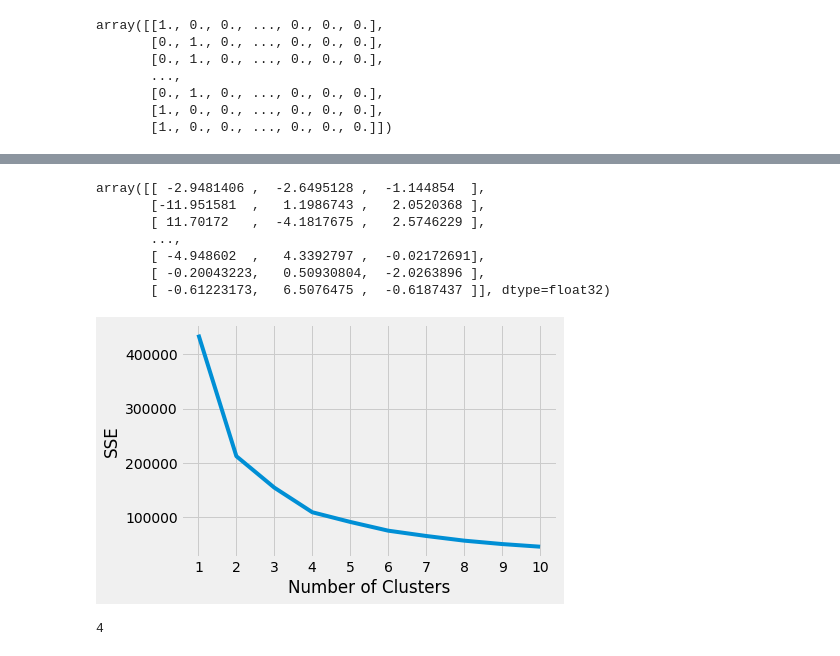
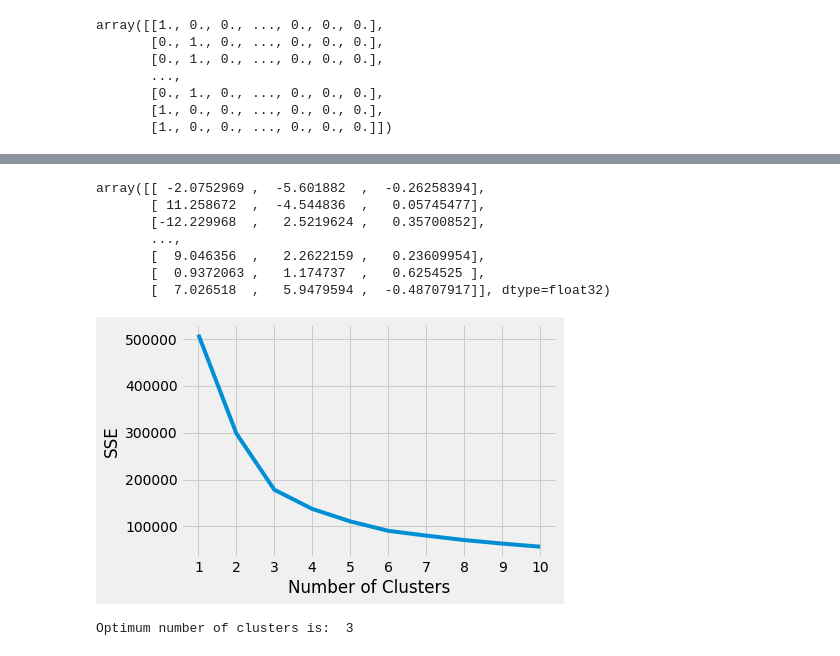
Before and after one commit to ebarkhordar/clustering-of-bank-customers, a Jupyter notebook: Czech_customer_segmentation.ipynb, the cells around one changed output, grey strips where cells are left out. Drawn from its saved outputs; the diff is of its cells as text; code cells hidden in the pictures.

```diff
--- a/Czech_customer_segmentation.ipynb
+++ b/Czech_customer_segmentation.ipynb
@@ -422,5 +425,6 @@ plot_model(model, show_shapes=True, show_layer_names=True)
 # %%
-X_train, X_test, y_train, y_test = train_test_split(sequence_input_array, sequence_output_array, test_size=0.20, random_state=42)
+# split data into test and train
+X_train, X_test, y_train, y_test = train_test_split(sequence_input_array, sequence_output_array, test_size=0.05, random_state=42)
 # %%
 # fit the keras model on the dataset
 batch_size = 128
@@ -453,6 +457,5 @@ plot_model(encoder, show_shapes=True, show_layer_names=True)
 # %%
-x = [sequence_input_array, sequence_output_input_array]
-predictions = encoder.predict(x, batch_size = batch_size)
+predictions = encoder.predict(inputs, batch_size = batch_size)
 # %%
 print(predictions.shape)
 predictions
@@ -491,39 +495,41 @@ array([[ 0.        , -0.265411  , -0.78264946, ...,  0.        ,
 # %%
+# use PCA for dimention reduction because we need to plot result
 pca = PCA(n_components=3)
 principal_components = pca.fit_transform(standard_x)
+X = principal_components
+X
+# %% [output]
+array([[ -2.0752969 ,  -5.601882  ,  -0.26258394],
+       [ 11.258672  ,  -4.544836  ,   0.05745477],
+       [-12.229968  ,   2.5219624 ,   0.35700852],
+       ...,
+       [  9.046356  ,   2.2622159 ,   0.23609954],
+       [  0.9372063 ,   1.174737  ,   0.6254525 ],
+       [  7.026518  ,   5.9479594 ,  -0.48707917]], dtype=float32)
-# %%
-principal_components
-# %% [output]
-array([[ -2.9481406 ,  -2.6495128 ,  -1.144854  ],
-       [-11.951581  ,   1.1986743 ,   2.0520368 ],
-       [ 11.70172   ,  -4.1817675 ,   2.5746229 ],
-       ...,
-       [ -4.948602  ,   4.3392797 ,  -0.02172691],
-       [ -0.20043223,   0.50930804,  -2.0263896 ],
-       [ -0.61223173,   6.5076475 ,  -0.6187437 ]], dtype=float32)
 # %%
 kmeans_kwargs = {
-    "init": "random",
-    "n_init": 10,
-    "max_iter": 300,
-    "random_state": 42,
+  "init": "random",
+  "n_init": 10,
+  "max_iter": 300,
+  "random_state": 42,
 }
-# A list holds the SSE values for each k
-sse = []
-for k in range(1, 11):
-    kmeans = KMeans(n_clusters=k, **kmeans_kwargs)
-    kmeans.fit(principal_components)
-    sse.append(kmeans.inertia_)
-plt.style.use("fivethirtyeight")
-plt.plot(range(1, 11), sse)
-plt.xticks(range(1, 11))
-plt.xlabel("Number of Clusters")
-plt.ylabel("SSE")
-plt.show()
+def elbow_method(X):
+  # A list holds the SSE values for each k
+  sse = []
+  for k in range(1, 11):
+      kmeans = KMeans(n_clusters = k, **kmeans_kwargs)
+      kmeans.fit(X)
+      sse.append(kmeans.inertia_)
+  plt.style.use("fivethirtyeight")
+  plt.plot(range(1, 11), sse)
+  plt.xticks(range(1, 11))
+  plt.xlabel("Number of Clusters")
+  plt.ylabel("SSE")
+  plt.show()
+  kl = KneeLocator(range(1, 11), sse, curve="convex", direction="decreasing")
+  print("Optimum number of clusters is: ", kl.elbow)
+  return kl.elbow
+opt_cluster_numbers = elbow_method(X)
 # %% [output]
-[figure, old version]
+[figure, new version]
+Optimum number of clusters is:  3
-# %%
-kl = KneeLocator(range(1, 11), sse, curve="convex", direction="decreasing")
-kl.elbow
-# %% [output]
-4
```
Also changed, not shown: parts of 19 cells of this notebook.
